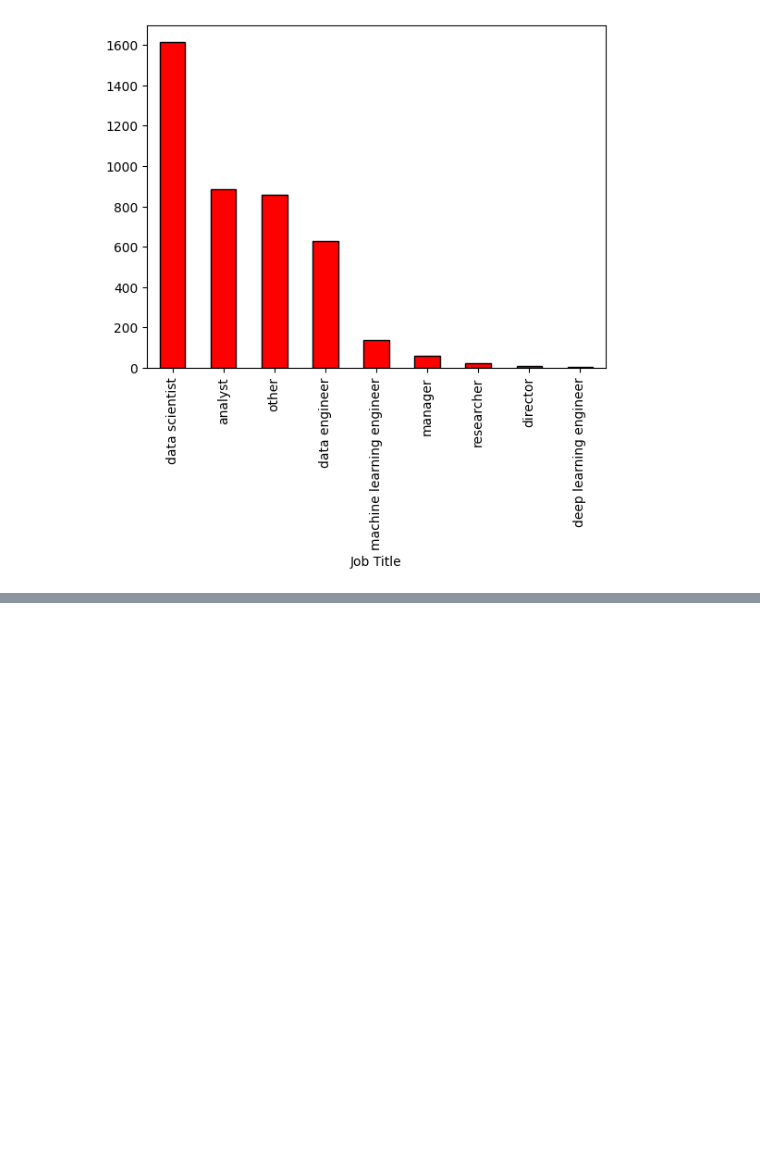
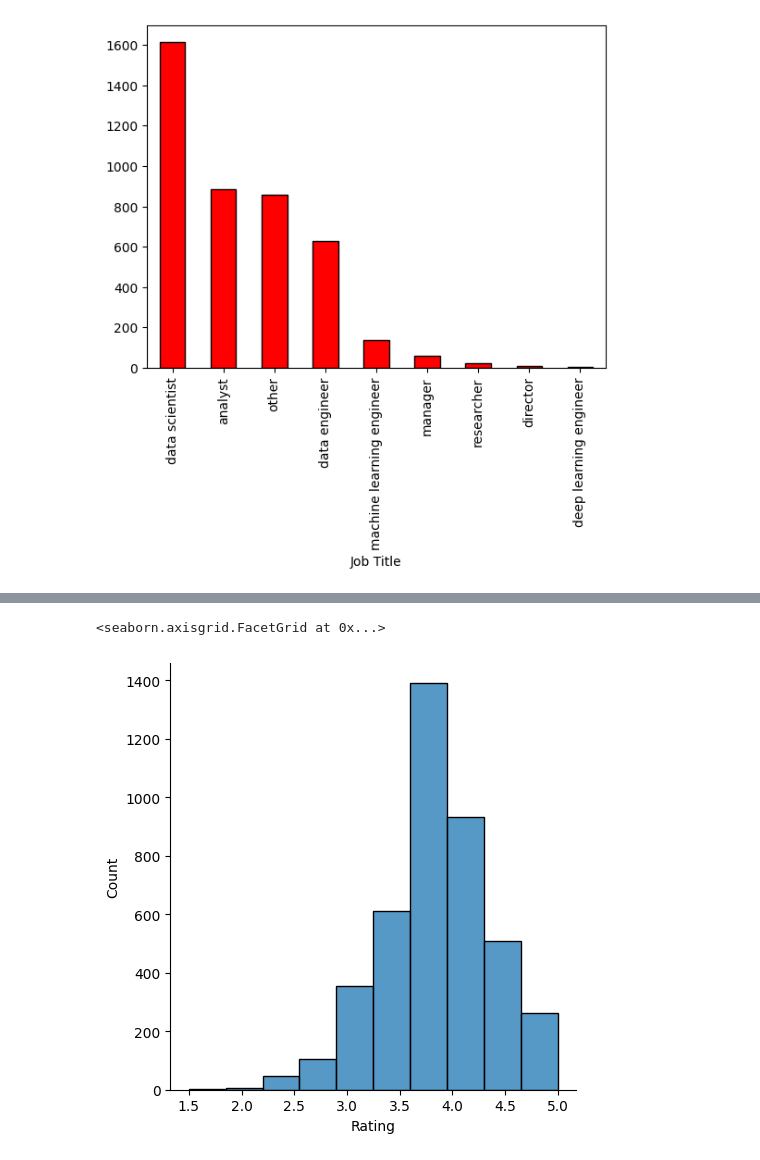
Before and after one commit to ParsaMehdipour/DataScience-Salary-Estimation, a Jupyter notebook: DataCleaning.ipynb, the cells around one changed output, grey strips where cells are left out. Drawn from its saved outputs; the diff is of its cells as text; code cells hidden in the pictures; blank space fills up the shorter version.

```diff
--- a/DataCleaning.ipynb
+++ b/DataCleaning.ipynb
@@ -428,0 +475,8 @@ job_title_value_counts.plot.bar(color="Red", edgecolor="Black")
+# %%
+import seaborn as sns
+import matplotlib.pyplot as plt
+
+sns.displot(x="Rating", data=df, bins=10)
+# %% [output]
+<seaborn.axisgrid.FacetGrid at 0x...>
+[figure, added]
```
Also changed, not shown: parts of 14 cells of this notebook.
